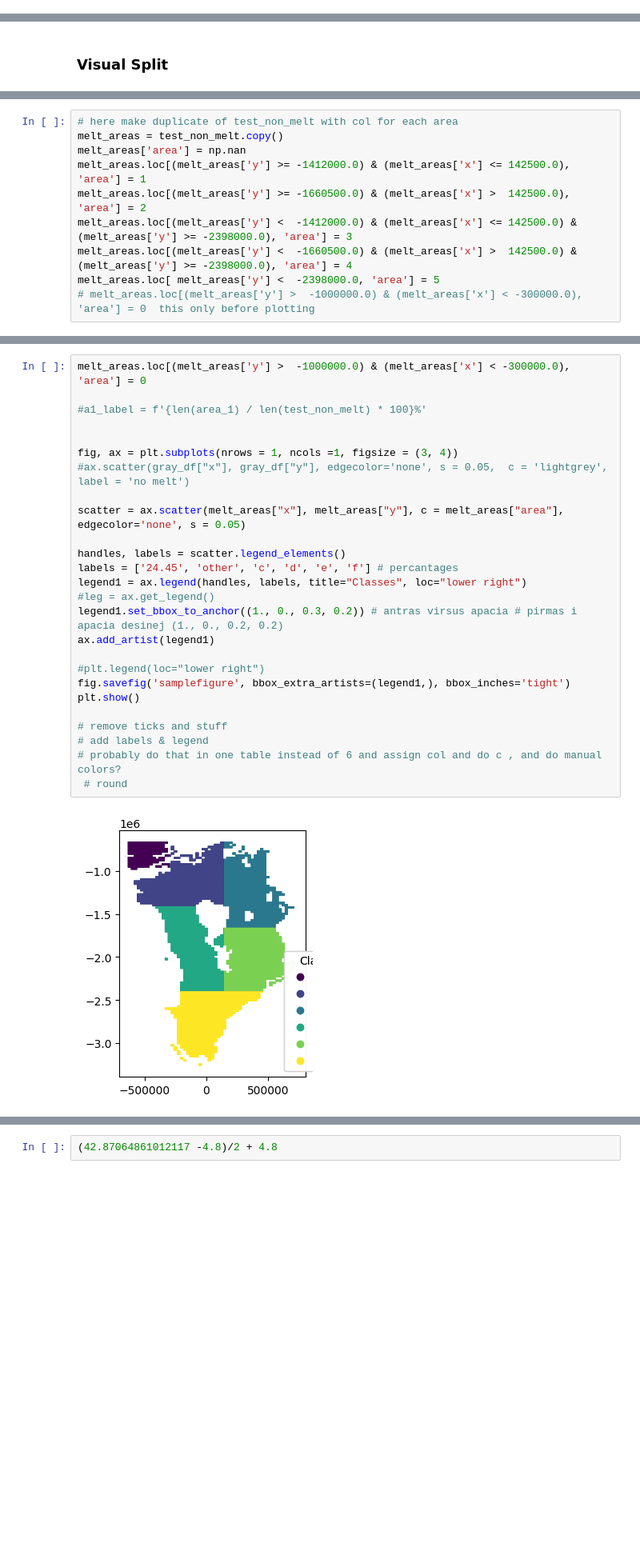
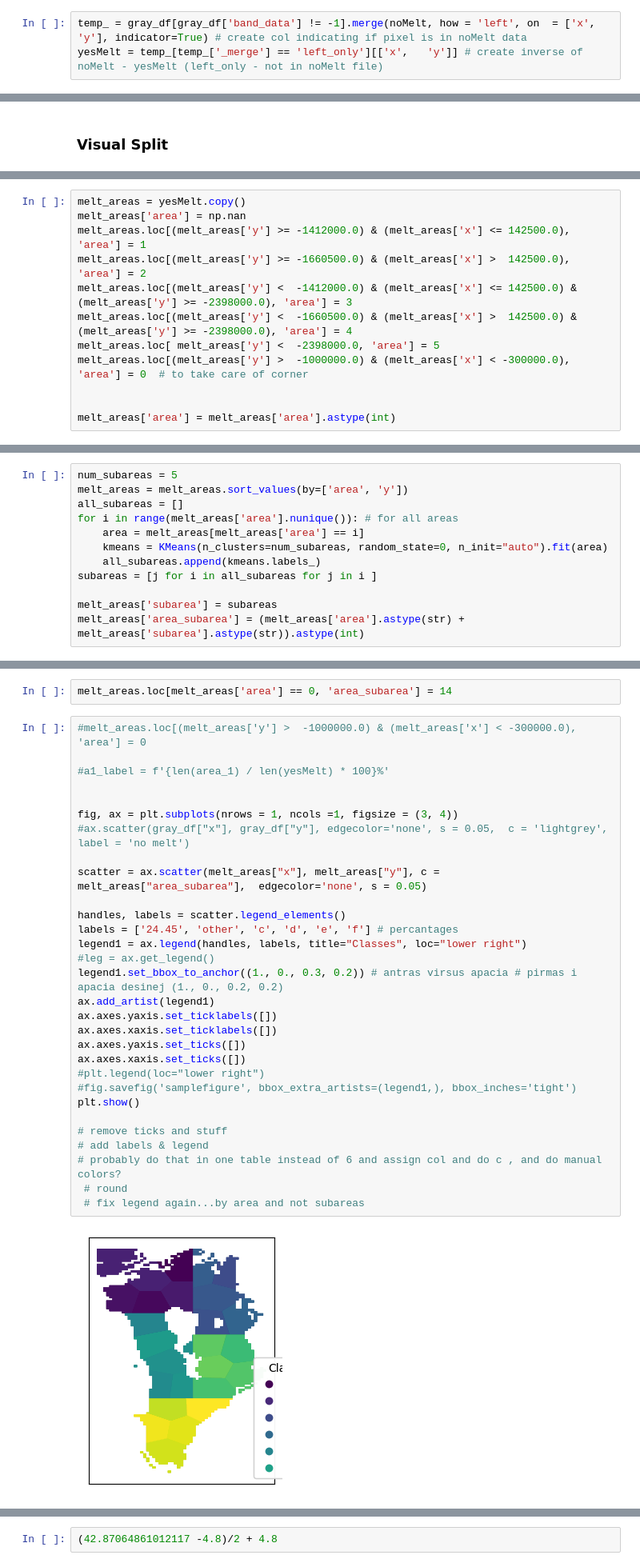
Before and after one commit to linaskerath/RP_Greenland, a Jupyter notebook: Scripts/xx_find_non_melt_area.ipynb, the cells around one changed output, grey strips where cells are left out. Shown at 80% size. Drawn from its saved outputs; the diff is of its cells as text; blank space fills up the shorter version.

```diff
--- a/Scripts/xx_find_non_melt_area.ipynb
+++ b/Scripts/xx_find_non_melt_area.ipynb
@@ -150,0 +229,3 @@ ax.axes.xaxis.set_ticks([])
+# %%
+temp_ = gray_df[gray_df['band_data'] != -1].merge(noMelt, how = 'left', on  = ['x', 'y'], indicator=True) # create col indicating if pixel is in noMelt data
+yesMelt = temp_[temp_['_merge'] == 'left_only'][['x',	'y']] # create inverse of noMelt - yesMelt (left_only - not in noMelt file)
@@ -243,10 +260,12 @@ ax[1].scatter(test_non_melt["x"], test_non_melt["y"],  edgecolor='none', s = 0.0
 # %%
-# here make duplicate of test_non_melt with col for each area
-melt_areas = test_non_melt.copy()
+melt_areas = yesMelt.copy()
 melt_areas['area'] = np.nan
 melt_areas.loc[(melt_areas['y'] >= -1412000.0) & (melt_areas['x'] <= 142500.0), 'area'] = 1
 melt_areas.loc[(melt_areas['y'] >= -1660500.0) & (melt_areas['x'] >  142500.0), 'area'] = 2
 melt_areas.loc[(melt_areas['y'] <  -1412000.0) & (melt_areas['x'] <= 142500.0) & (melt_areas['y'] >= -2398000.0), 'area'] = 3
 melt_areas.loc[(melt_areas['y'] <  -1660500.0) & (melt_areas['x'] >  142500.0) & (melt_areas['y'] >= -2398000.0), 'area'] = 4
 melt_areas.loc[ melt_areas['y'] <  -2398000.0, 'area'] = 5
-# melt_areas.loc[(melt_areas['y'] >  -1000000.0) & (melt_areas['x'] < -300000.0), 'area'] = 0  this only before plotting
+melt_areas.loc[(melt_areas['y'] >  -1000000.0) & (melt_areas['x'] < -300000.0), 'area'] = 0  # to take care of corner
+
+
+melt_areas['area'] = melt_areas['area'].astype(int)
@@ -255,0 +306,12 @@ melt_areas.to_parquet(r"../Data/microwave-rs/non_melt_testing/non_melt_indexes/c
+# %%
+num_subareas = 5
+melt_areas = melt_areas.sort_values(by=['area', 'y'])
+all_subareas = []
+for i in range(melt_areas['area'].nunique()): # for all areas
+    area = melt_areas[melt_areas['area'] == i]
+    kmeans = KMeans(n_clusters=num_subareas, random_state=0, n_init="auto").fit(area)
+    all_subareas.append(kmeans.labels_)
+subareas = [j for i in all_subareas for j in i ]
+
+melt_areas['subarea'] = subareas
+melt_areas['area_subarea'] = (melt_areas['area'].astype(str) + melt_areas['subarea'].astype(str)).astype(int)
@@ -256,28 +325,34 @@ melt_areas.to_parquet(r"../Data/microwave-rs/non_melt_testing/non_melt_indexes/c
+# %%
+melt_areas.loc[melt_areas['area'] == 0, 'area_subarea'] = 14
 # %%
-melt_areas.loc[(melt_areas['y'] >  -1000000.0) & (melt_areas['x'] < -300000.0), 'area'] = 0
+#melt_areas.loc[(melt_areas['y'] >  -1000000.0) & (melt_areas['x'] < -300000.0), 'area'] = 0
 
-#a1_label = f'{len(area_1) / len(test_non_melt) * 100}%'
+#a1_label = f'{len(area_1) / len(yesMelt) * 100}%'
 
 
 fig, ax = plt.subplots(nrows = 1, ncols =1, figsize = (3, 4))
 #ax.scatter(gray_df["x"], gray_df["y"], edgecolor='none', s = 0.05,  c = 'lightgrey', label = 'no melt')
 
-scatter = ax.scatter(melt_areas["x"], melt_areas["y"], c = melt_areas["area"],  edgecolor='none', s = 0.05)
+scatter = ax.scatter(melt_areas["x"], melt_areas["y"], c = melt_areas["area_subarea"],  edgecolor='none', s = 0.05)
 
 handles, labels = scatter.legend_elements()
 labels = ['24.45', 'other', 'c', 'd', 'e', 'f'] # percantages
 legend1 = ax.legend(handles, labels, title="Classes", loc="lower right")
 #leg = ax.get_legend()
 legend1.set_bbox_to_anchor((1., 0., 0.3, 0.2)) # antras virsus apacia # pirmas i apacia desinej (1., 0., 0.2, 0.2)
 ax.add_artist(legend1)
-
+ax.axes.yaxis.set_ticklabels([])
+ax.axes.xaxis.set_ticklabels([])
+ax.axes.yaxis.set_ticks([])
+ax.axes.xaxis.set_ticks([])
 #plt.legend(loc="lower right")
-fig.savefig('samplefigure', bbox_extra_artists=(legend1,), bbox_inches='tight')
+#fig.savefig('samplefigure', bbox_extra_artists=(legend1,), bbox_inches='tight')
 plt.show()
 
 # remove ticks and stuff
 # add labels & legend
 # probably do that in one table instead of 6 and assign col and do c , and do manual colors?
  # round
+ # fix legend again...by area and not subareas
 # %% [output]
-[figure, old version]
+[figure, new version]
```
Also changed, not shown: parts of 69 cells of this notebook, 3 other files.
